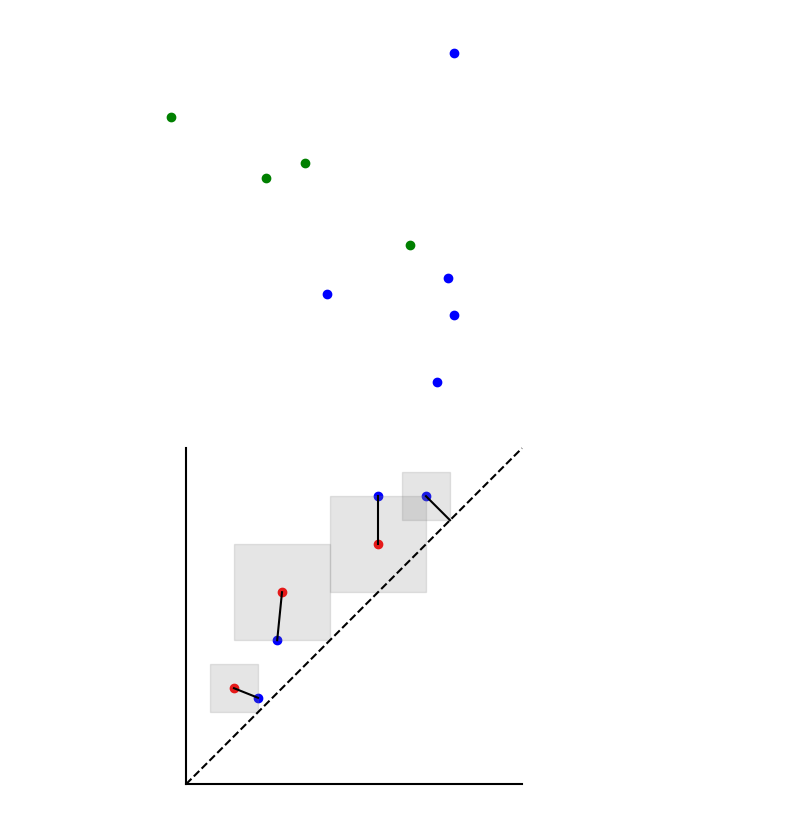
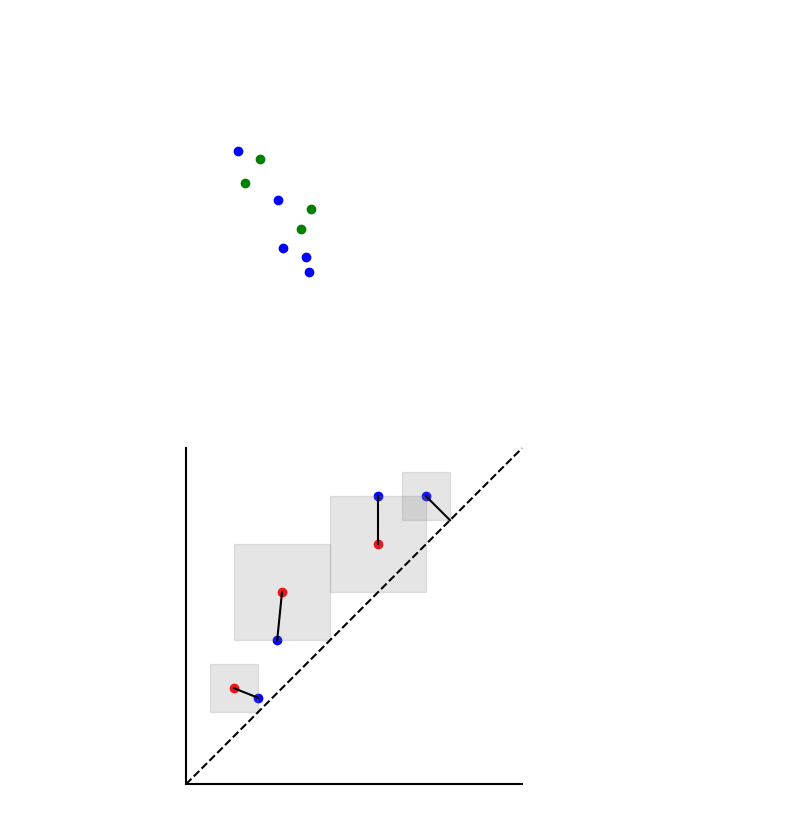
Before and after one commit to kyleormsby/math583, a Jupyter notebook: Lecture5.ipynb, the cells around one changed output. Cells and saved outputs as stored; diff of their text form; code cells hidden in the pictures.

```diff
--- a/Lecture5.ipynb
+++ b/Lecture5.ipynb
@@ -64,17 +66,17 @@ plt.show()
 # %%
 # Plot blue points
 plt.scatter(blue_points[:, 0], blue_points[:, 1], color='blue')
 
 # Plot green points
 plt.scatter(green_points[:, 0], green_points[:, 1], color='green')
 
 plt.axis('off')
-plt.xlim(0,1)
-plt.ylim(0,1)
+plt.xlim(-1,2)
+plt.ylim(-1,2)
 plt.gca().set_aspect('equal', adjustable='box')
 plt.show()
 # %% [output]
-[figure, old version]
+[figure, new version]
 # %%
 # Define points
 red_points = [(1, 2), (2, 4), (4, 5)]
```
Also changed, not shown: parts of 2 cells of this notebook.
